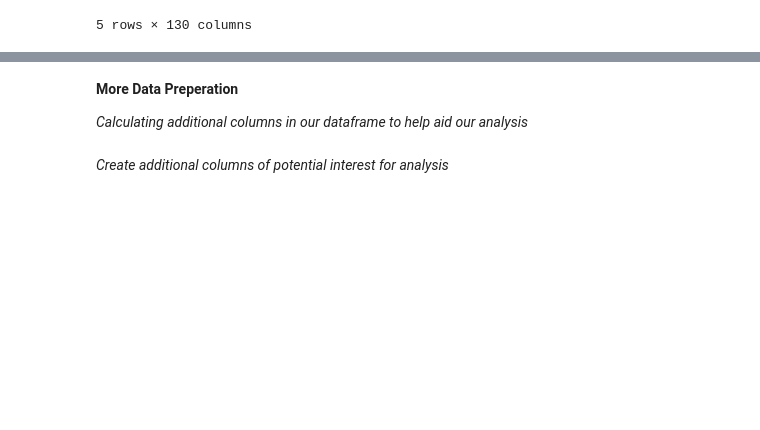
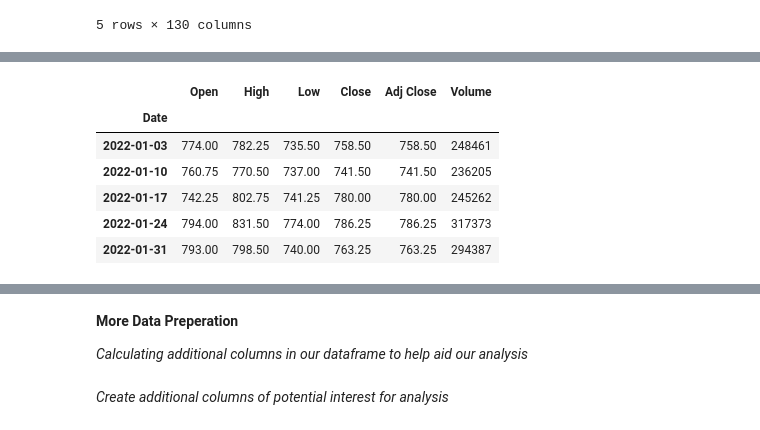
Before and after one commit to Renuto/Trading-Algorithmic, a Jupyter notebook: COT/cot-reports-price-data-linear-regression.ipynb, the cells around one changed output, grey strips where cells are left out. Saved outputs shown, nothing was run; the diff lists cells and outputs as text; code cells hidden in the pictures; blank space fills up the shorter version.

```diff
--- a/COT/cot-reports-price-data-linear-regression.ipynb
+++ b/COT/cot-reports-price-data-linear-regression.ipynb
@@ -231,2 +240,12 @@ df1['Date'] = df1['Date'] + timedelta(days=2)
+# %%
+df_price.head()
+# %% [output]
+|  | Open | High | Low | Close | Adj Close | Volume |
+| Date |  |  |  |  |  |  |
+| 2022-01-03 | 774.00 | 782.25 | 735.50 | 758.50 | 758.50 | 248461 |
+| 2022-01-10 | 760.75 | 770.50 | 737.00 | 741.50 | 741.50 | 236205 |
+| 2022-01-17 | 742.25 | 802.75 | 741.25 | 780.00 | 780.00 | 245262 |
+| 2022-01-24 | 794.00 | 831.50 | 774.00 | 786.25 | 786.25 | 317373 |
+| 2022-01-31 | 793.00 | 798.50 | 740.00 | 763.25 | 763.25 | 294387 |
 # %%
 #concat both dfs on date
```
Also changed, not shown: parts of 10 cells of this notebook.
